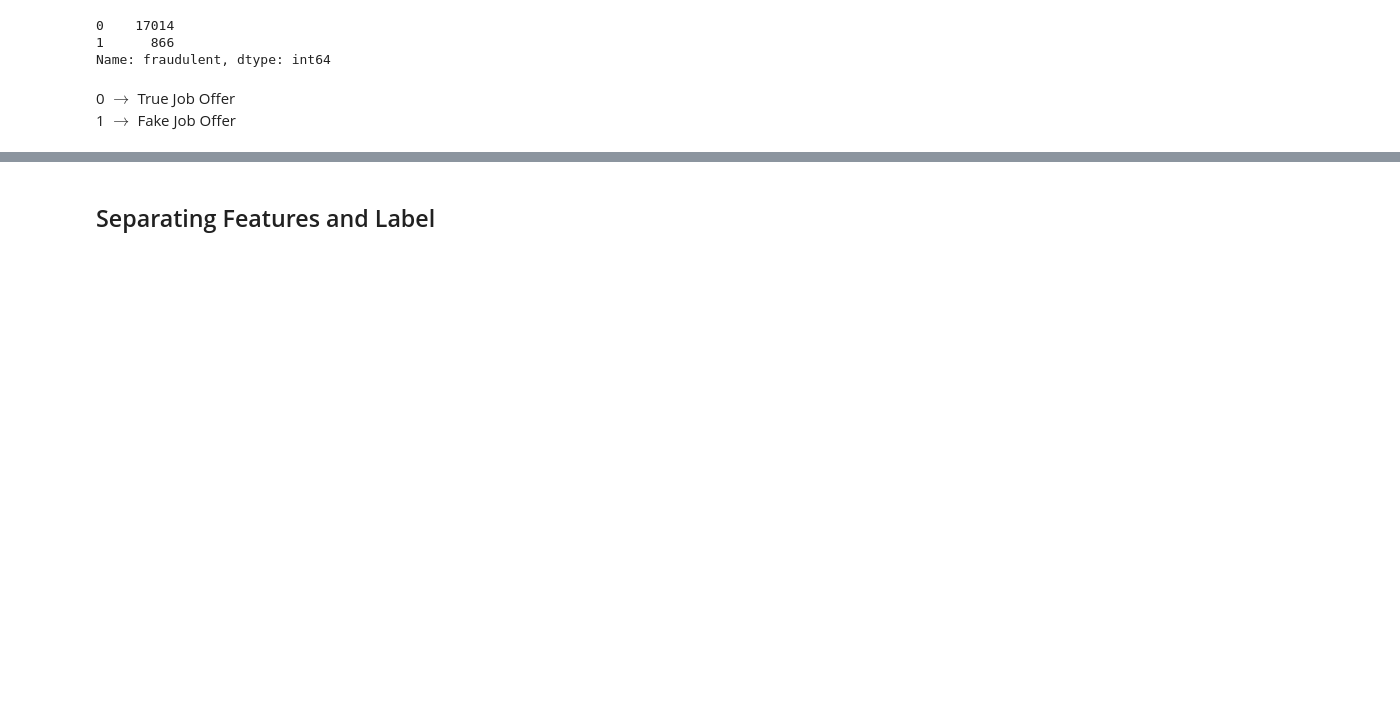
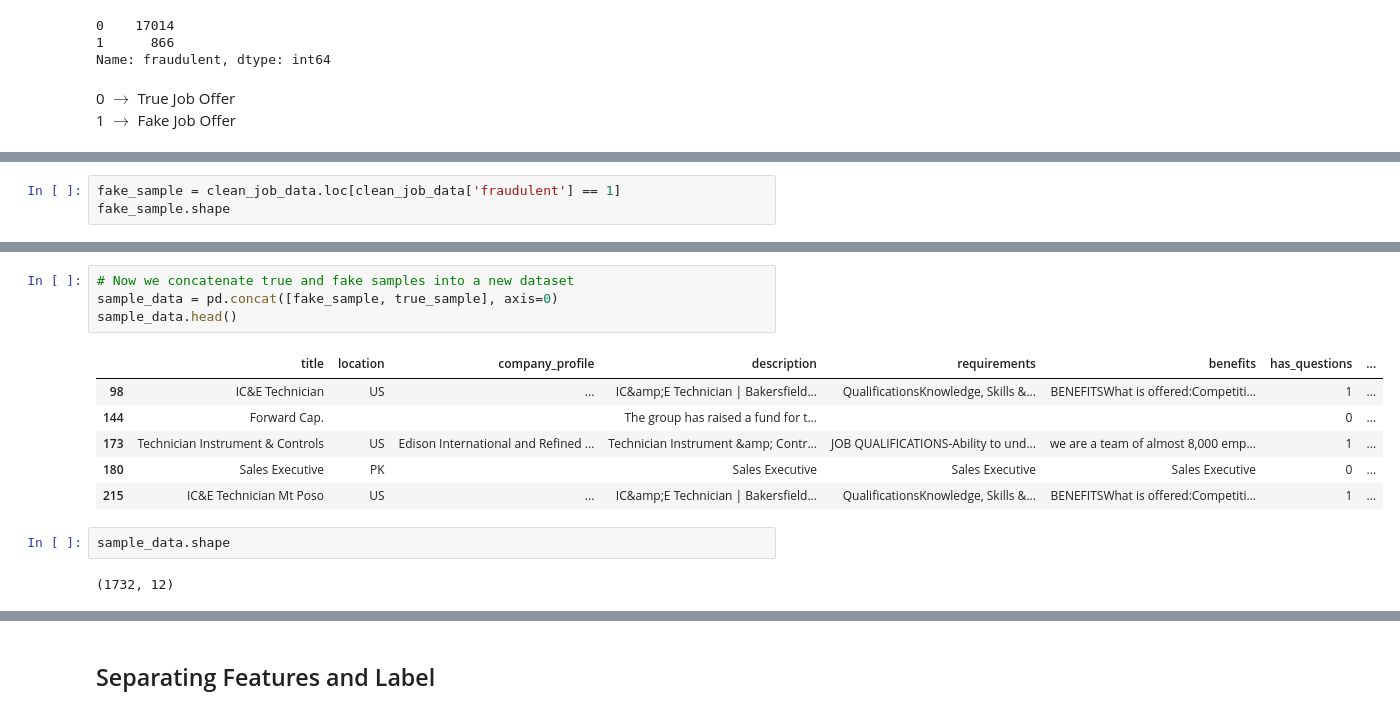
Before and after one commit to Luciano-C/Fake_Job_Prediction_Django, a Jupyter notebook: model/Fake_job_prediction.ipynb, the cells around one changed output, grey strips where cells are left out. Cells and saved outputs as stored; diff of their text form; blank space fills up the shorter version.

```diff
--- a/model/Fake_job_prediction.ipynb
+++ b/model/Fake_job_prediction.ipynb
@@ -222,0 +225,3 @@ Name: fraudulent, dtype: int64
+# %%
+fake_sample = clean_job_data.loc[clean_job_data['fraudulent'] == 1]
+fake_sample.shape
@@ -222,0 +249,15 @@ Name: fraudulent, dtype: int64
+# %%
+# Now we concatenate true and fake samples into a new dataset
+sample_data = pd.concat([fake_sample, true_sample], axis=0)
+sample_data.head()
+# %% [output]
+|  | title | location | company_profile | description | requirements | benefits | has_questions | ... |
+| 98 | IC&E Technician | US | ... | IC&amp;E Technician | Bakersfield... | QualificationsKnowledge, Skills &... | BENEFITSWhat is offered:Competiti... | 1 | ... |
+| 144 | Forward Cap. |  |  | The group has raised a fund for t... |  |  | 0 | ... |
+| 173 | Technician Instrument & Controls | US | Edison International and Refined ... | Technician Instrument &amp; Contr... | JOB QUALIFICATIONS-Ability to und... | we are a team of almost 8,000 emp... | 1 | ... |
+| 180 | Sales Executive | PK |  | Sales Executive | Sales Executive | Sales Executive | 0 | ... |
+| 215 | IC&E Technician Mt Poso | US | ... | IC&amp;E Technician | Bakersfield... | QualificationsKnowledge, Skills &... | BENEFITSWhat is offered:Competiti... | 1 | ... |
+# %%
+sample_data.shape
+# %% [output]
+(1732, 12)
```
Also changed, not shown: parts of 17 cells of this notebook, 3 other files.
